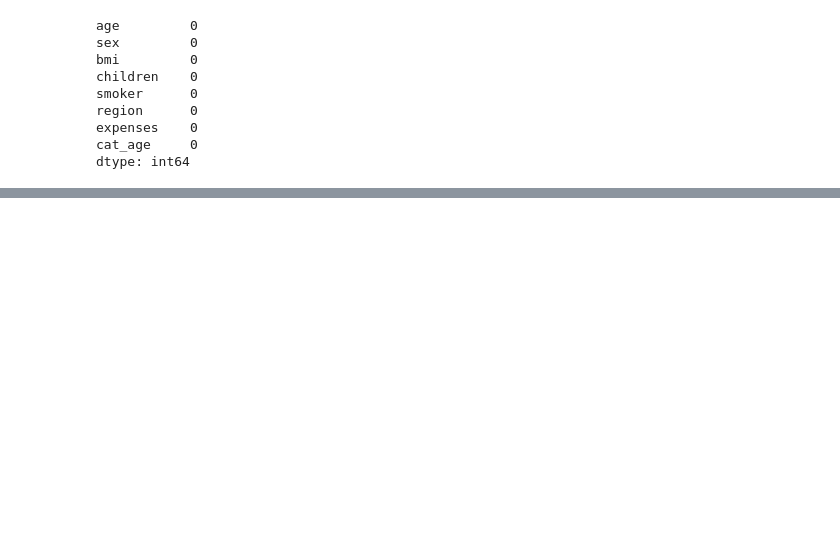
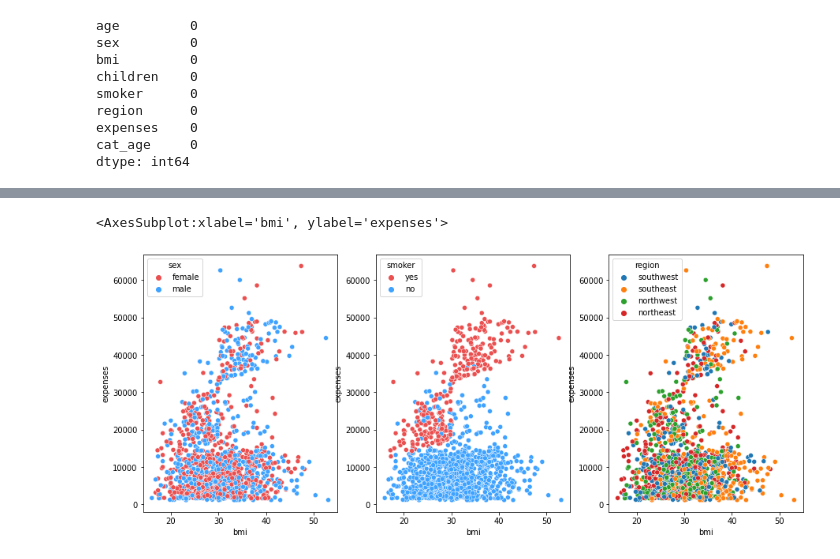
Before and after one commit to harshsanghvi41/Insurance-Premium-Prediction, a Jupyter notebook: notebook/EDA.ipynb, the cells around one changed output, grey strips where cells are left out. Cells and saved outputs as stored; diff of their text form; code cells hidden in the pictures; blank space fills up the shorter version.

```diff
--- a/notebook/EDA.ipynb
+++ b/notebook/EDA.ipynb
@@ -181,0 +174,9 @@ TypeError: 'Index' object is not callable
+# %%
+palette=['#EB5050','#3EA2FF']
+fig, axes = plt.subplots(ncols = 3, figsize = (15,6), squeeze=True)
+sns.scatterplot(x='bmi', y='expenses', ax=axes[0], data=df,hue='sex', palette=palette)
+sns.scatterplot(x='bmi', y='expenses', ax=axes[1], data=df,hue='smoker', palette=palette)
+sns.scatterplot(x='bmi', y='expenses', ax=axes[2], data=df,hue='region')
+# %% [output]
+<AxesSubplot:xlabel='bmi', ylabel='expenses'>
+[figure, added]
```
Also changed, not shown: parts of 16 cells of this notebook, 3 other files.
